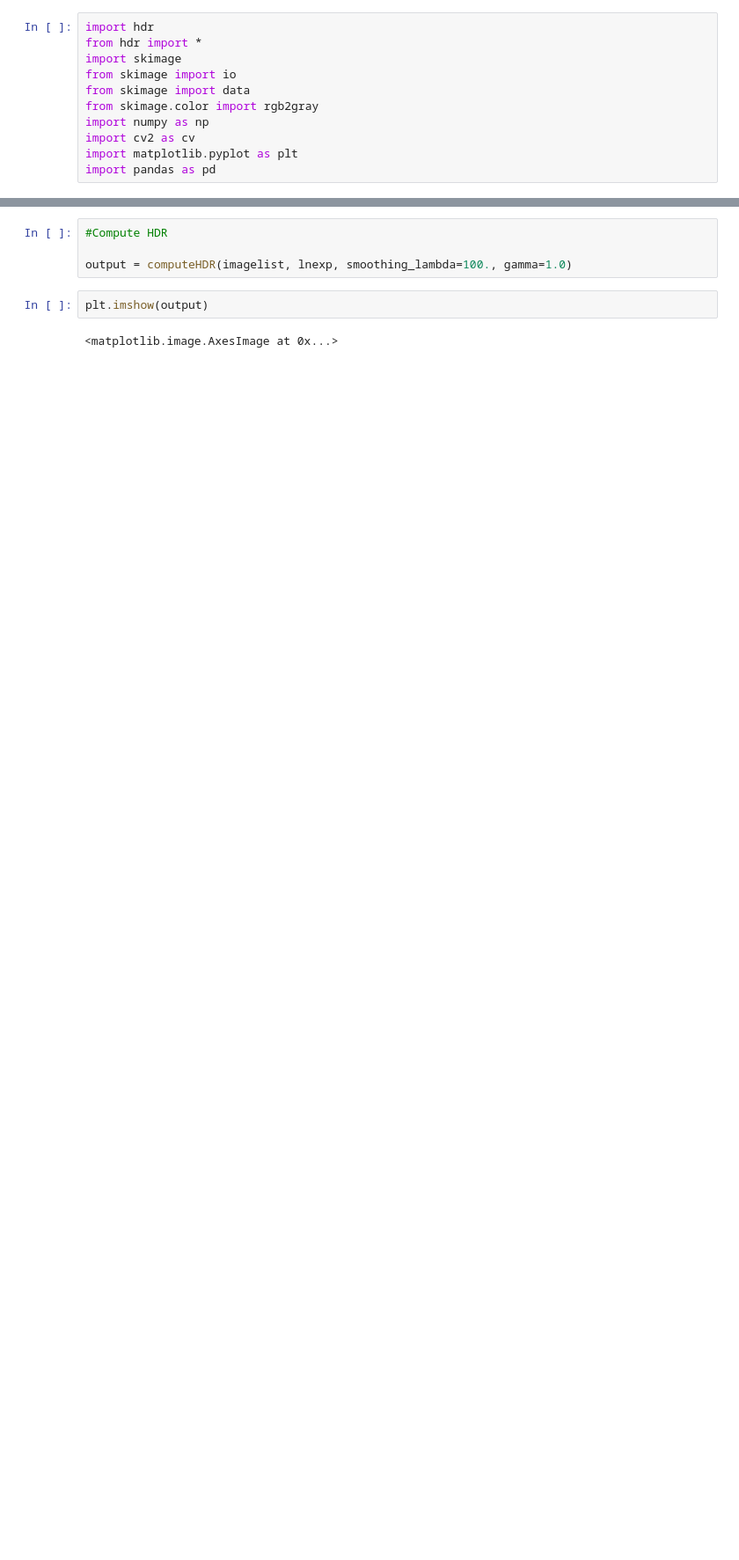
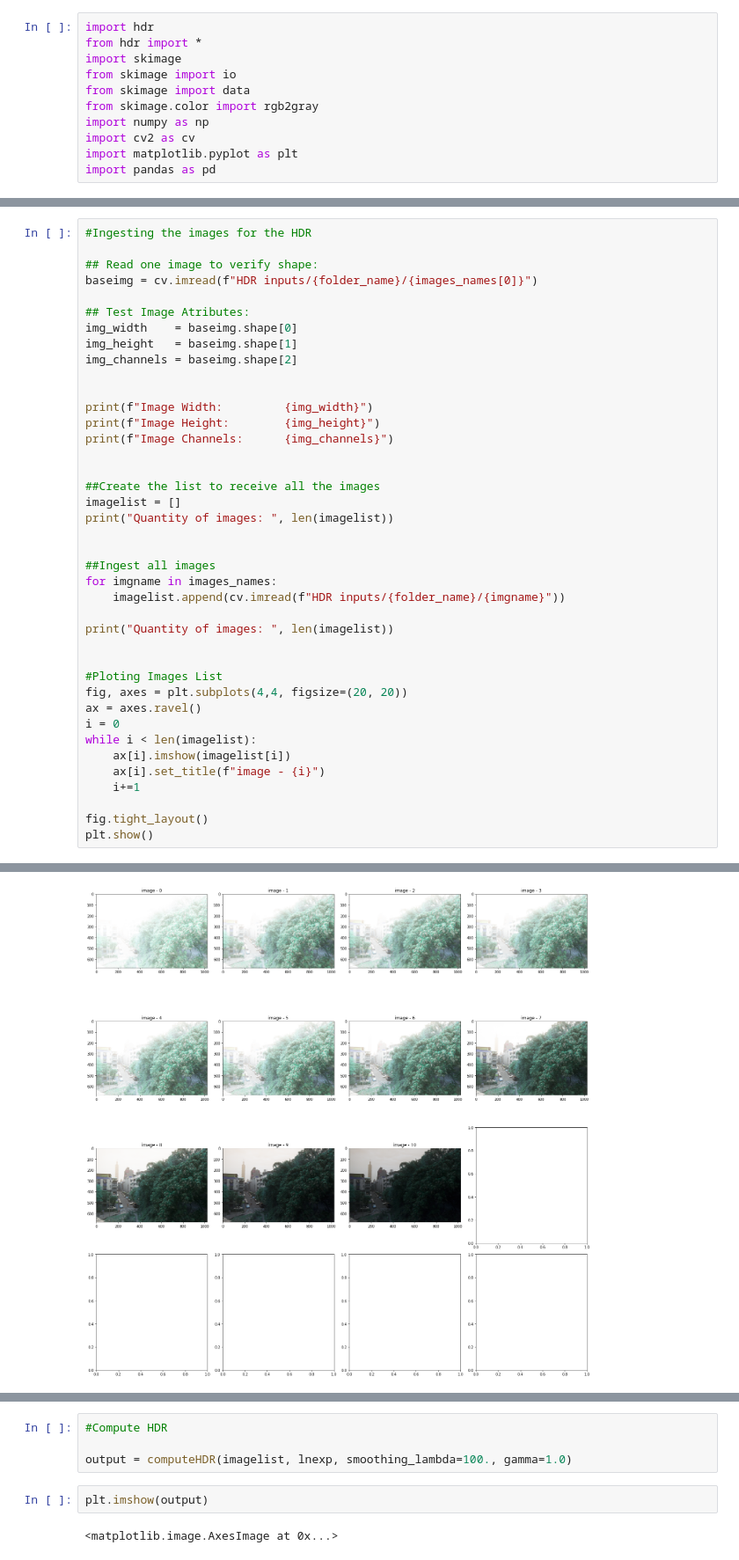
Before and after one commit to visilvestre/high-dynamic-range-image, a Jupyter notebook: test_desktop.ipynb, the cells around one changed output, grey strips where cells are left out. Shown at 88% size. Drawn from its saved outputs; the diff is of its cells as text; blank space fills up the shorter version.

```diff
--- a/test_desktop.ipynb
+++ b/test_desktop.ipynb
@@ -21,0 +73,41 @@ Quantity of images:  13
+# %%
+#Ingesting the images for the HDR
+
+## Read one image to verify shape:
+baseimg = cv.imread(f"HDR inputs/{folder_name}/{images_names[0]}")
+
+## Test Image Atributes:
+img_width    = baseimg.shape[0]
+img_height   = baseimg.shape[1]
+img_channels = baseimg.shape[2]
+
+
+print(f"Image Width:         {img_width}")
+print(f"Image Height:        {img_height}")
+print(f"Image Channels:      {img_channels}")
+
+
+##Create the list to receive all the images
+imagelist = []
+print("Quantity of images: ", len(imagelist))
+
+
+##Ingest all images
+for imgname in images_names:
+    imagelist.append(cv.imread(f"HDR inputs/{folder_name}/{imgname}"))
+
+print("Quantity of images: ", len(imagelist))
+
+
+#Ploting Images List
+fig, axes = plt.subplots(4,4, figsize=(20, 20))
+ax = axes.ravel()
+i = 0
+while i < len(imagelist):
+    ax[i].imshow(imagelist[i])
+    ax[i].set_title(f"image - {i}")
+    i+=1
+
+fig.tight_layout()
+plt.show()
+# %% [output]
@@ -22,3 +119,4 @@ Quantity of images:  13
+[figure, added]
 # %%
 ##Doing some tests...
 
```
Also changed, not shown: parts of 8 cells of this notebook, 7 other files.
